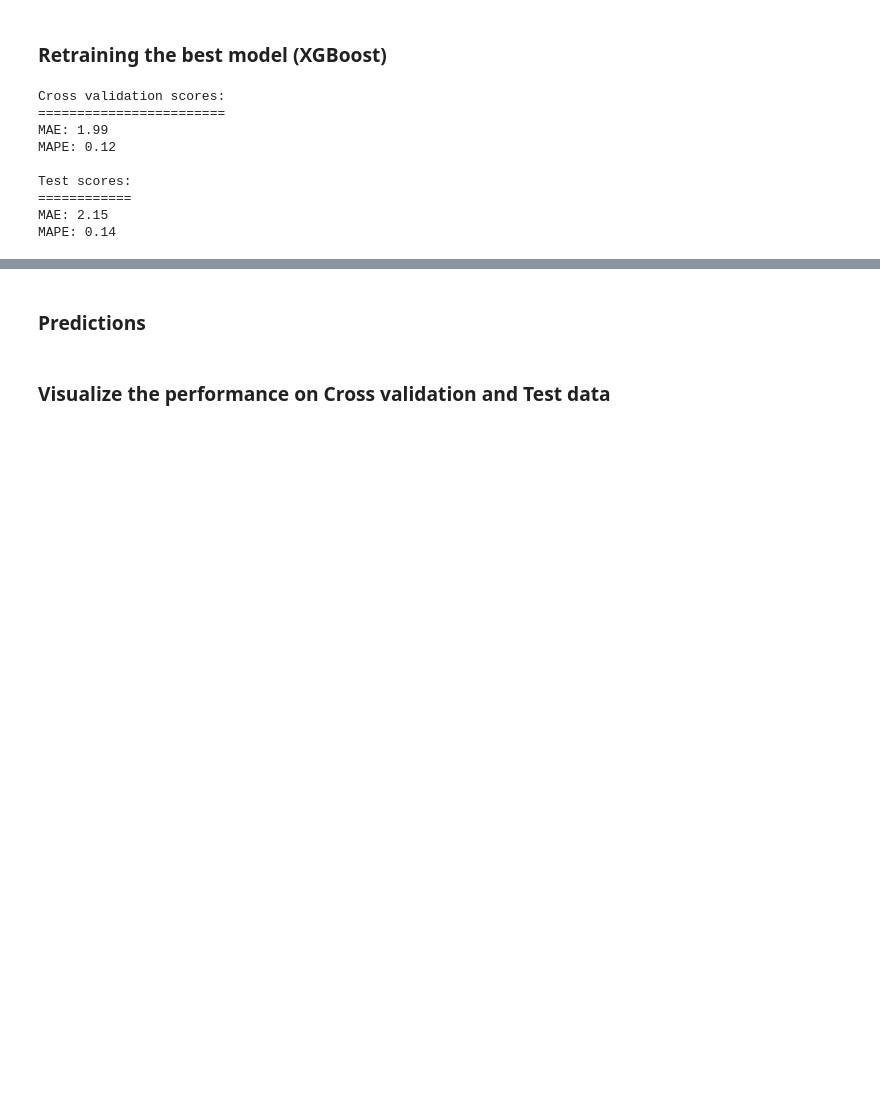
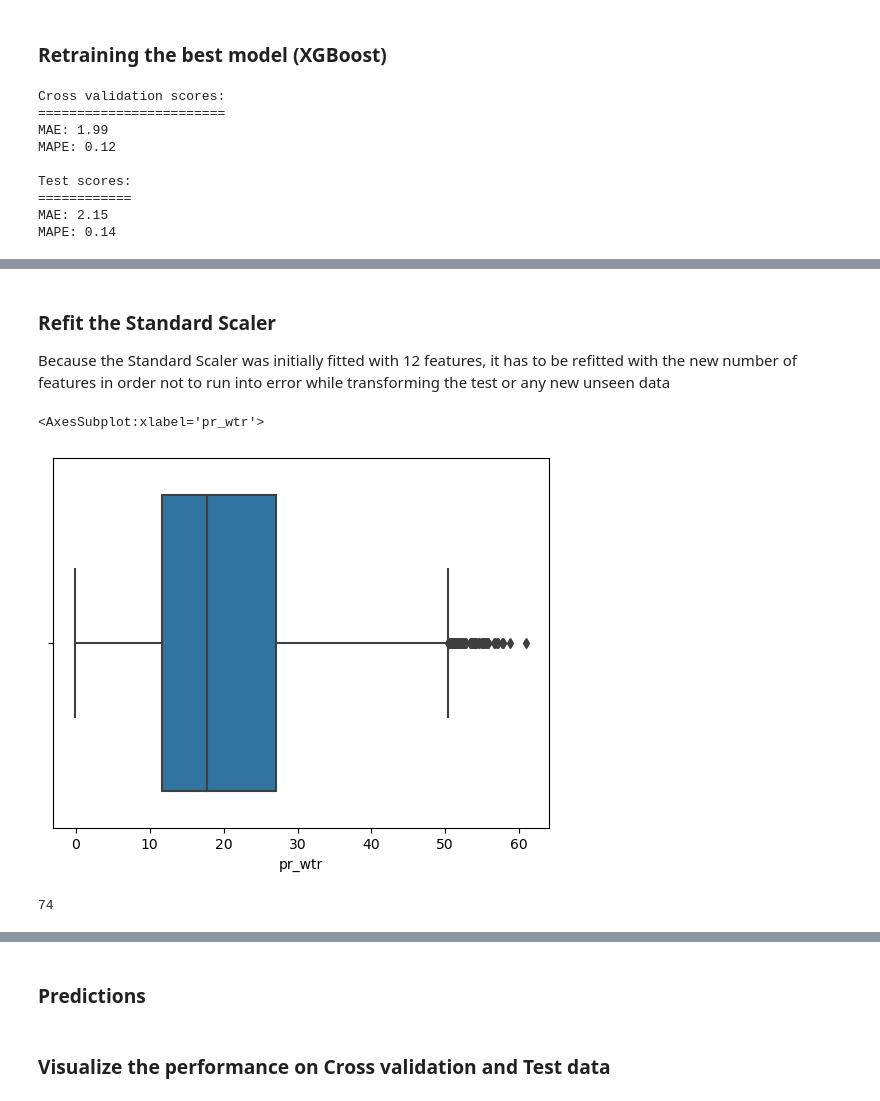
Before and after one commit to abdulmalikadeyemo/Rainfall_Prediction, a Jupyter notebook: Other-models.ipynb, the cells around one changed output, grey strips where cells are left out. Cells and saved outputs as stored; diff of their text form; code cells hidden in the pictures; blank space fills up the shorter version.

```diff
--- a/Other-models.ipynb
+++ b/Other-models.ipynb
@@ -286,0 +249,3 @@ The MAPE value of **0.14** indicates that on average the forecasts over the whol
+# %% [markdown]
+### Refit the Standard Scaler
+Because the Standard Scaler was initially fitted with 12 features, it has to be refitted with the new number of features in order not to run into error while transforming the test or any new unseen data
@@ -286,0 +263,10 @@ The MAPE value of **0.14** indicates that on average the forecasts over the whol
+# %%
+import seaborn as sns
+sns.boxplot(y_train)
+# %% [output]
+<AxesSubplot:xlabel='pr_wtr'>
+[figure, added]
+# %%
+(y_train<= 2.5).sum()
+# %% [output]
+74
```
Also changed, not shown: parts of 32 cells of this notebook.
